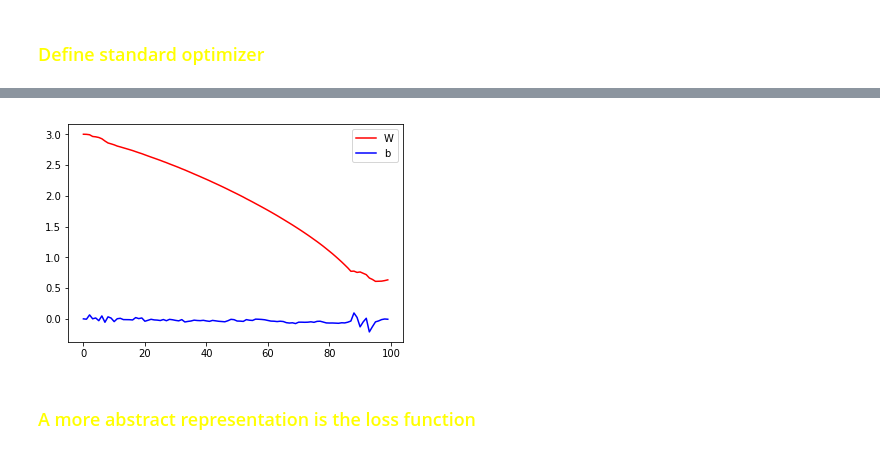
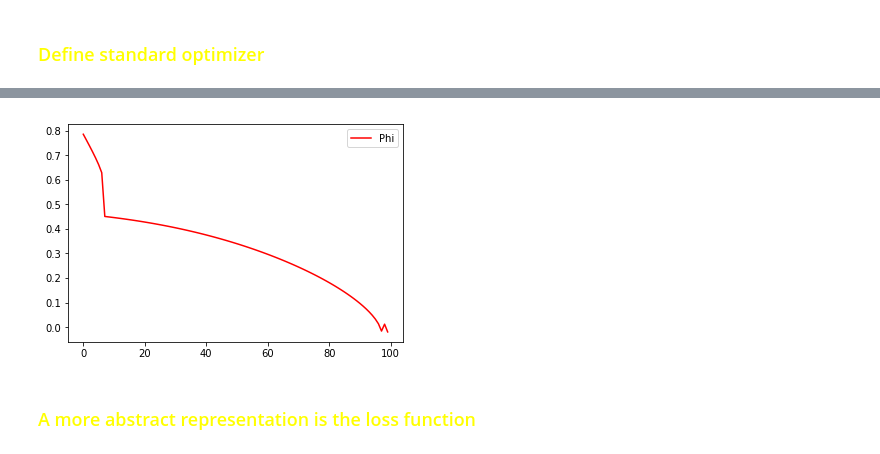
Before and after one commit to hfwittmann/comparison-tensorflow-keras, a Jupyter notebook: 01 - Custom_training_basics_standard_optimizer_multiple_valleys.ipynb, the cells around one changed output, grey strips where cells are left out. Cells and saved outputs as stored; diff of their text form; code cells hidden in the pictures.

```diff
--- a/01 - Custom_training_basics_standard_optimizer_multiple_valleys.ipynb
+++ b/01 - Custom_training_basics_standard_optimizer_multiple_valleys.ipynb
@@ -118,7 +131,7 @@ assert model(3.0).numpy() == 9.0
 A loss function measures how well the output of a model for a given input matches the desired output. Let's use the standard L2 loss.
 # %%
 def loss(predicted_y, desired_y):
-  return tf.reduce_mean(((predicted_y - desired_y)**2)**(1/4))
+  return tf.reduce_mean(((predicted_y - desired_y)**2)**(1/loss_function_tweak))
 # %% [markdown]
 ### <font color='yellow'>Obtain training data</font>
 
@@ -128,7 +141,7 @@ import matplotlib.pyplot as plt
 # %%
 import numpy as np
 nOfDatapoints = 100
-amountOfNoise = 0.1
+amountOfNoise = 0.00
 
 n = 6
 phis = np.linspace(0, 2*np.pi, n)[:-1]
@@ -138,8 +151,6 @@ r =  np.random.uniform(size=nOfDatapoints)
 
 
 for ix, phi in enumerate(phis):
-
-
 
     x1 = np.cos(phi) * np.hstack([r, -r])
     y1 = np.sin(phi) * np.hstack([r, -r])
@@ -152,10 +163,10 @@ for ix, phi in enumerate(phis):
 
     if ix>0:
         inputs = np.hstack([inputs, x1])
-        outputs = np.hstack([outputs, y1])
+        outputs = np.hstack([outputs, outputs_local])
     if ix==0:
         inputs = x1
-        outputs = y1
+        outputs = outputs_local
 
 
 
@@ -209,28 +220,29 @@ We now have our network and our training data. Let's train it, i.e., use the tra
 def grad(model, inputs, outputs):
     with tf.GradientTape() as tape:
         current_loss = loss(model(inputs), outputs)
-    return current_loss, tape.gradient(current_loss, [model.W, model.b] )
+    return current_loss, tape.gradient(current_loss, [model.Phi] )
+    # return current_loss, tape.gradient(current_loss, [model.Phi, model.b] )
 # %% [markdown]
 Finally, let's repeatedly run through the training data and see how `W` and `b` evolve.
 # %% [markdown]
 ### <font color='yellow'> Define standard optimizer </font>
 # %%
-learning_rate = 0.2
+learning_rate = 0.05
 optimizer = tf.train.GradientDescentOptimizer(learning_rate)
 global_step = tf.Variable(0)
 # %%
-learning_rate = 0.2
+learning_rate = 0.05
 model = Model()
 
 # Collect the history of W-values and b-values to plot later
-Ws, bs, losses = [], [], []
+Phis, bs, losses = [], [], []
 epochs = range(100)
 for epoch in epochs:
-    Ws.append(model.W.numpy())
-    bs.append(model.b.numpy())
+    Phis.append(model.Phi.numpy())
+    # bs.append(model.b.numpy())
 
 
-    current_loss, [dW, db] = grad(model, inputs_train, outputs_train)
+    current_loss, [dPhi] = grad(model, inputs_train, outputs_train)
 
     losses.append(current_loss)
 
@@ -241,15 +253,14 @@ for epoch in epochs:
 
     # start : variant b
     # the GradientDescentOptimizer is equivalent to variant a
-    optimizer.apply_gradients( zip([dW, db], [model.W, model.b]), global_step)
+    optimizer.apply_gradients( zip([dPhi], [model.Phi]), global_step)
     # stop : variant b
 
-    print('Epoch %2d: W=%1.2f b=%1.2f, loss=%2.5f' %
-        (epoch, Ws[-1], bs[-1], current_loss))
+    print('Epoch %2d: W=%1.2f loss=%2.5f' %
+        (epoch, Phis[-1], current_loss))
 
 # Let's plot it all
-plt.plot(epochs, Ws, 'r',
-         epochs, bs, 'b')
-plt.legend(['W', 'b', 'true W', 'true_b'])
+plt.plot(epochs, Phis, 'r')
+plt.legend(['Phi','true Phi'])
 plt.show()
 # %% [output]
@@ -273,3 +284,3 @@ Epoch 99: W=0.63 b=-0.01, loss=0.54110
-[figure, old version]
+[figure, new version]
 # %% [markdown]
 ### <font color='yellow'>A more abstract representation is the loss function</font>
```
Also changed, not shown: parts of 15 cells of this notebook.
